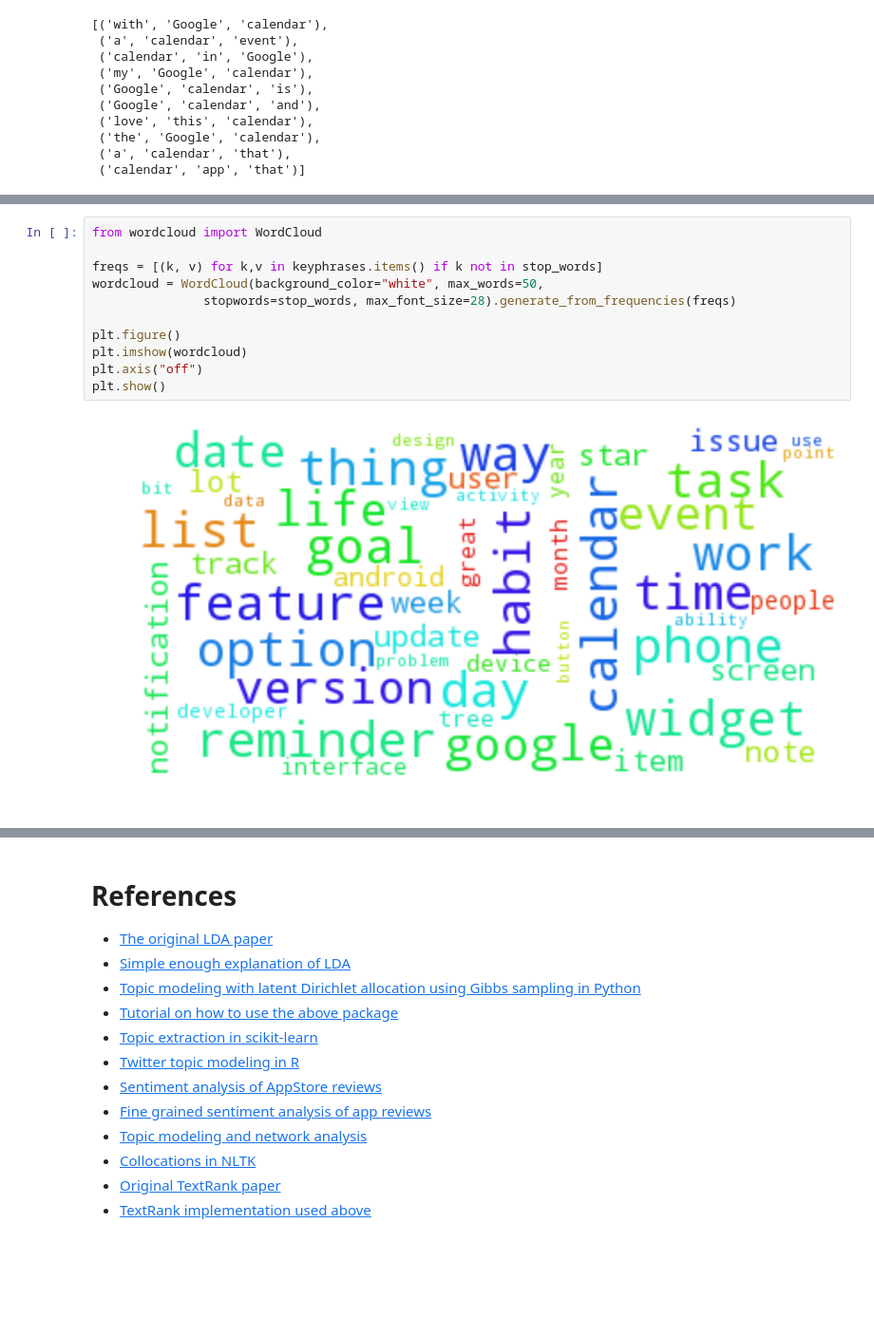
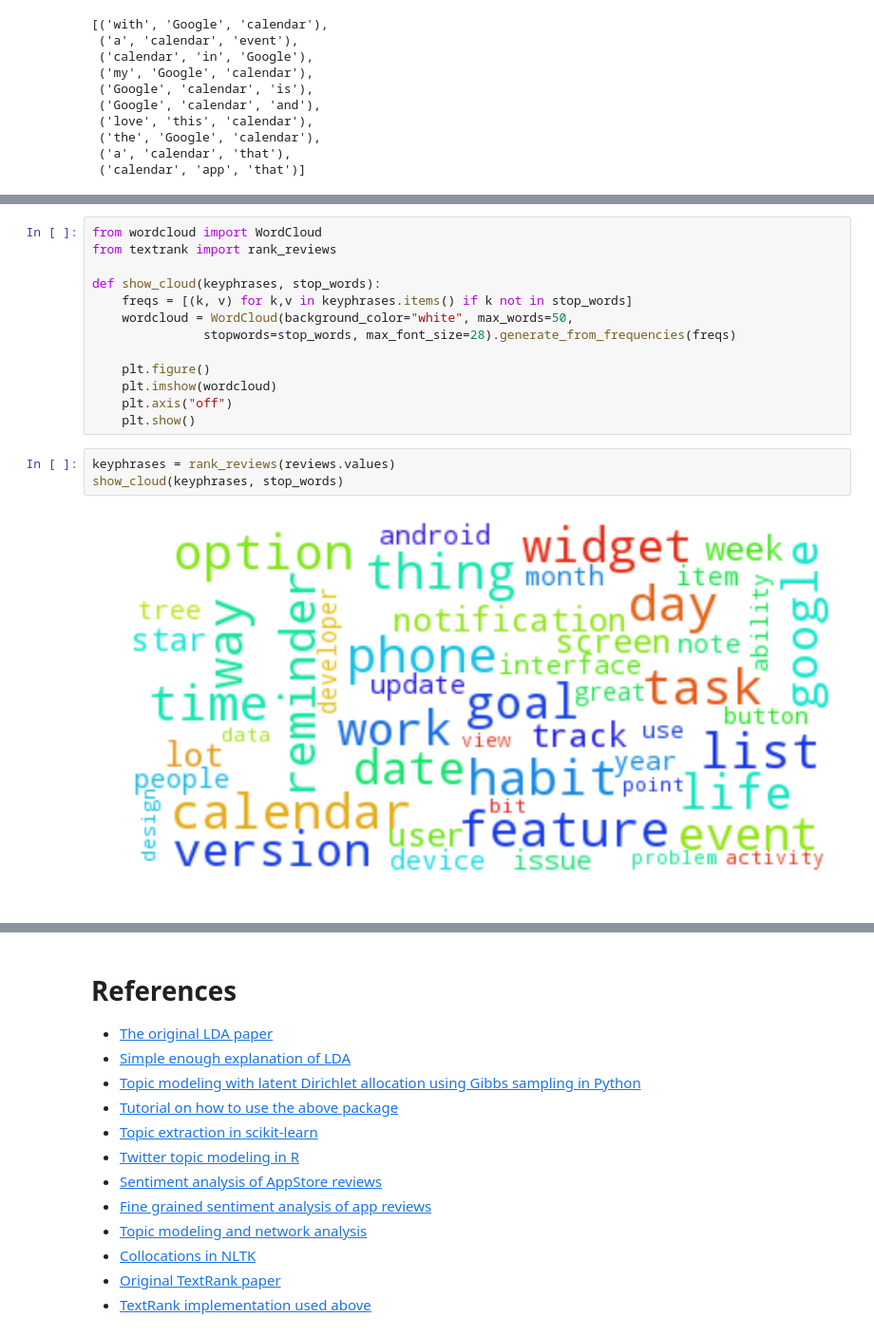
Before and after one commit to curiousily/old_blog, a Jupyter notebook: content/notebooks/7.topic_modeling.ipynb, the cells around one changed output, grey strips where cells are left out. Shown at 95% size. Saved outputs shown, nothing was run; the diff lists cells and outputs as text; blank space fills up the shorter version.

```diff
--- a/content/notebooks/7.topic_modeling.ipynb
+++ b/content/notebooks/7.topic_modeling.ipynb
@@ -617,13 +552,18 @@ keyphrases = rank_reviews(reviews.values)
 # %%
 from wordcloud import WordCloud
+from textrank import rank_reviews
 
-freqs = [(k, v) for k,v in keyphrases.items() if k not in stop_words]
-wordcloud = WordCloud(background_color="white", max_words=50,
+def show_cloud(keyphrases, stop_words):
+    freqs = [(k, v) for k,v in keyphrases.items() if k not in stop_words]
+    wordcloud = WordCloud(background_color="white", max_words=50,
                stopwords=stop_words, max_font_size=28).generate_from_frequencies(freqs)
 
-plt.figure()
-plt.imshow(wordcloud)
-plt.axis("off")
-plt.show()
+    plt.figure()
+    plt.imshow(wordcloud)
+    plt.axis("off")
+    plt.show()
-# %% [output]
-[figure, removed]
+# %%
+keyphrases = rank_reviews(reviews.values)
+show_cloud(keyphrases, stop_words)
+# %% [output]
+[figure, added]
```
Also changed, not shown: parts of 13 cells of this notebook.
